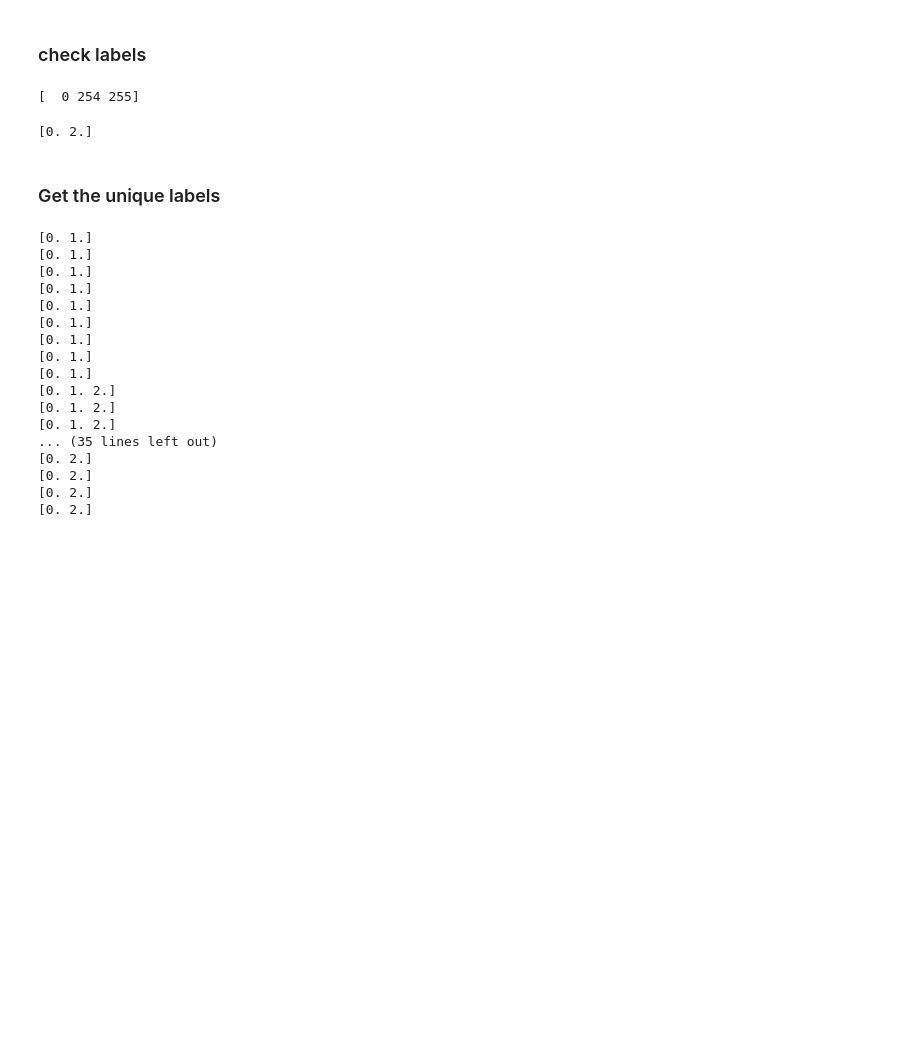
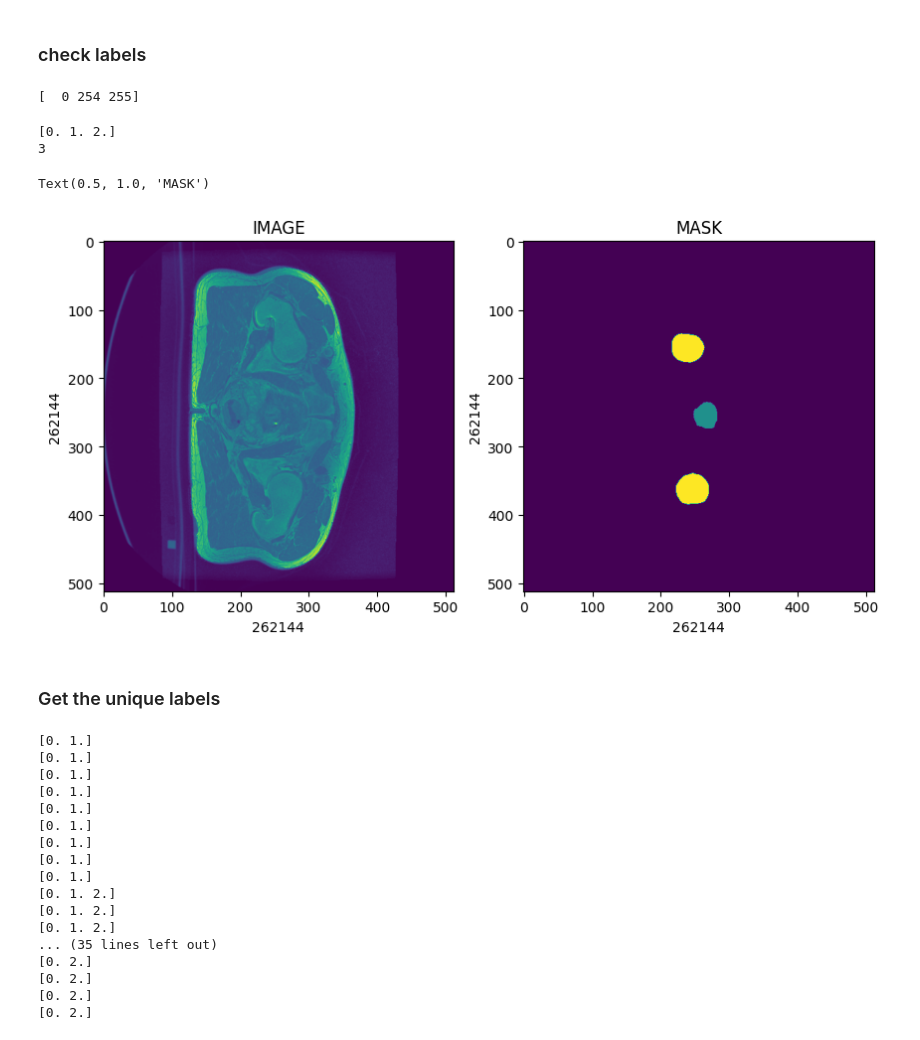
Before and after one commit to BME6938-SPR2023/final_project, a Jupyter notebook: PelvicSegmentation.ipynb, the cells around one changed output. Cells and saved outputs as stored; diff of their text form; code cells hidden in the pictures; blank space fills up the shorter version.

```diff
--- a/PelvicSegmentation.ipynb
+++ b/PelvicSegmentation.ipynb
@@ -335,30 +336,34 @@ print(np.unique(label_arr))
 # %%
 #sample image/label
 img_path = folder_path + "/stacked_sliced/train/P1_02_stack_Z48.nii"
-lbl_path = folder_path + "/prostate_femur_sliced/train/3_04_prostate_femur_Z48.nii"
+lbl_path = folder_path + "/prostate_femur_sliced/train/1_02_prostate_femur_Z48.nii"
 
 
 Reading_Img_NII = nib.load(img_path)
 Reading_Label_NII = nib.load(lbl_path)
 
-img_arr = Reading_Img_NII.get_fdata()
-mask_arr = Reading_Label_NII.get_fdata()
-print(np.unique(mask_arr))
+img = Reading_Img_NII.get_fdata()
+label = Reading_Label_NII.get_fdata()
+print(np.unique(label))
+print(len(np.unique(label)))
+#visualize image/mask
+figure,axis = plt.subplots(1,2,figsize=(10,10))
 
-#visualize image/mask
+Plot_Color_Op = axis[0].imshow(img)
+axis[0].imshow(img)
+axis[0].set_xlabel(img.size)
+axis[0].set_ylabel(img.size)
+axis[0].set_title("IMAGE")
 
-# # Plot_Color_Op = axis[0].imshow(img)
-# axis[0].imshow(img)
-# axis[0].set_xlabel(img.size)
-# axis[0].set_ylabel(img.size)
-# axis[0].set_title("IMAGE")
-
-# axis[1].imshow(label)
-# axis[1].set_xlabel(label.size)
-# axis[1].set_ylabel(label.size)
-# axis[1].set_title("MASK")
+axis[1].imshow(label)
+axis[1].set_xlabel(label.size)
+axis[1].set_ylabel(label.size)
+axis[1].set_title("MASK")
 # %% [output]
-[0. 2.]
+[0. 1. 2.]
+3
+Text(0.5, 1.0, 'MASK')
+[figure, added]
 # %% [markdown]
 ### Get the unique labels
 # %%
```
Also changed, not shown: parts of 56 cells of this notebook.
